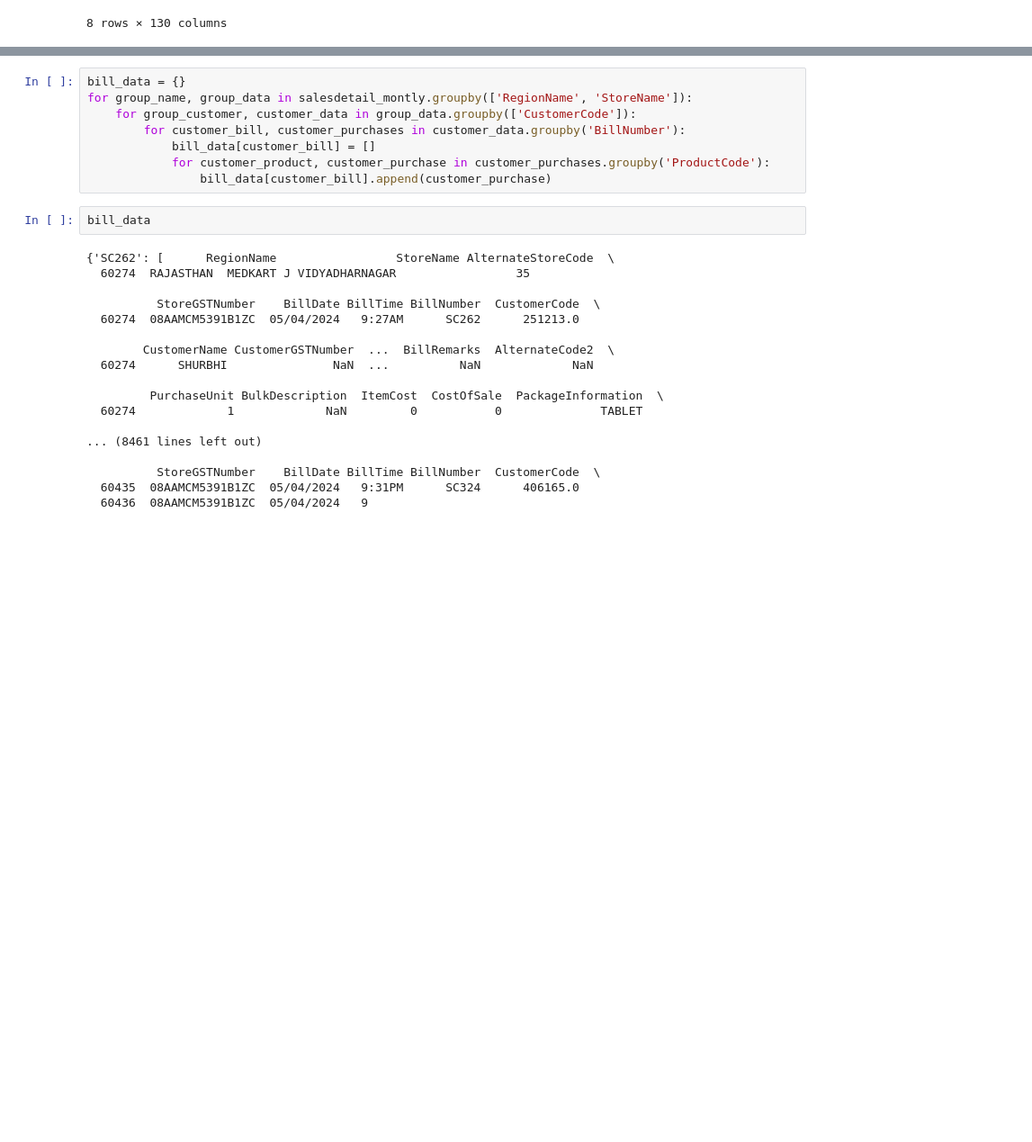
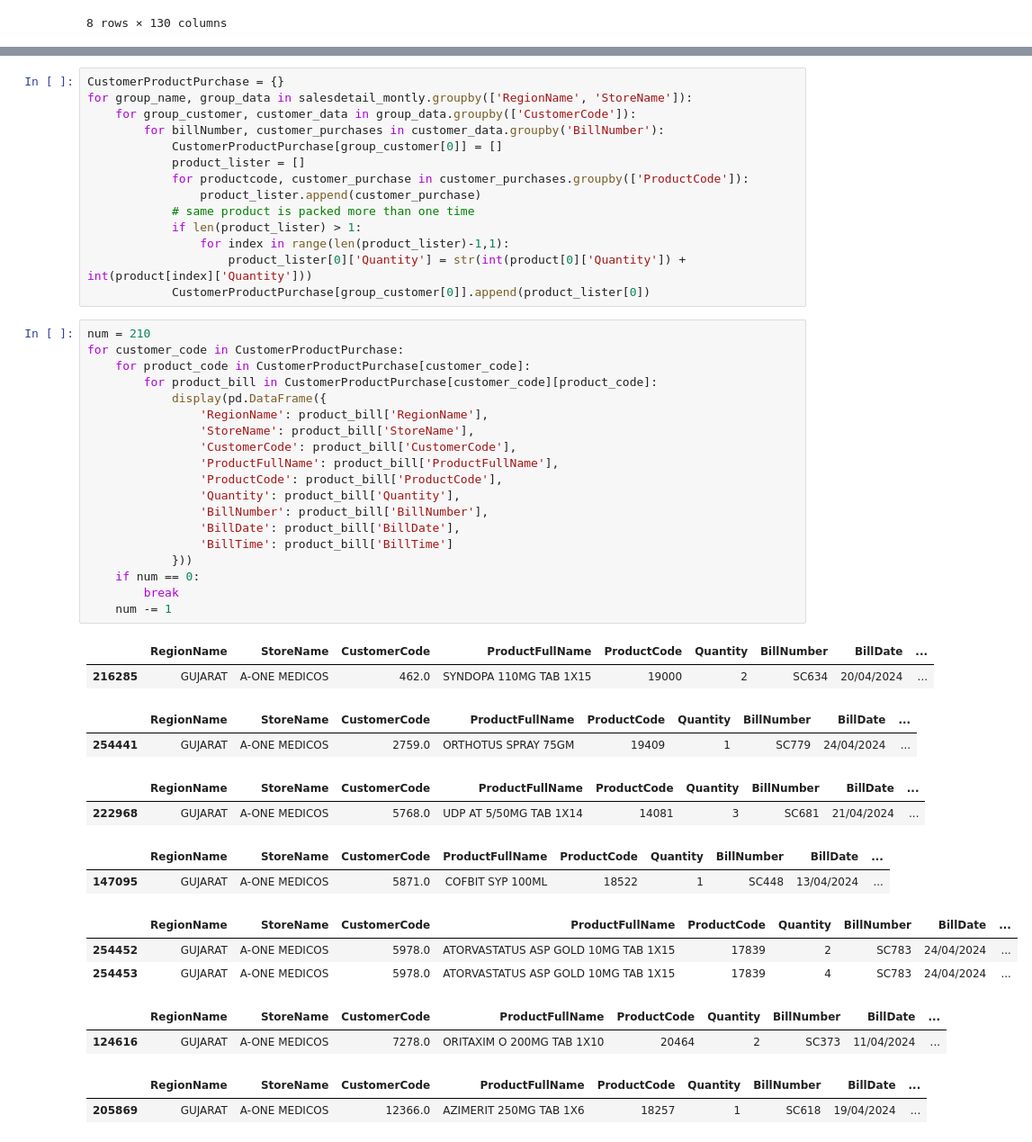
Before and after one commit to kushal-medkart/bookish-octo-fiesta, a Jupyter notebook: DataAnalysis.ipynb, the cells around one changed output, grey strips where cells are left out. Shown at 90% size. Saved outputs shown, nothing was run; the diff lists cells and outputs as text; blank space fills up the shorter version.

```diff
--- a/DataAnalysis.ipynb
+++ b/DataAnalysis.ipynb
@@ -75,28 +87,49 @@ salesdetail_montly.describe()
 # %%
-bill_data = {}
+CustomerProductPurchase = {}
 for group_name, group_data in salesdetail_montly.groupby(['RegionName', 'StoreName']):
     for group_customer, customer_data in group_data.groupby(['CustomerCode']):
-        for customer_bill, customer_purchases in customer_data.groupby('BillNumber'):
-            bill_data[customer_bill] = []
-            for customer_product, customer_purchase in customer_purchases.groupby('ProductCode'):
-                bill_data[customer_bill].append(customer_purchase)
+        for billNumber, customer_purchases in customer_data.groupby('BillNumber'):
+            CustomerProductPurchase[group_customer[0]] = []
+            product_lister = []
+            for productcode, customer_purchase in customer_purchases.groupby(['ProductCode']):
+                product_lister.append(customer_purchase)
+            # same product is packed more than one time
+            if len(product_lister) > 1:
+                for index in range(len(product_lister)-1,1):
+                    product_lister[0]['Quantity'] = str(int(product[0]['Quantity']) + int(product[index]['Quantity']))
+            CustomerProductPurchase[group_customer[0]].append(product_lister[0])
-# %%
-bill_data
-# %% [output]
-{'SC262': [      RegionName                 StoreName AlternateStoreCode  \
-  60274  RAJASTHAN  MEDKART J VIDYADHARNAGAR                 35
-
-          StoreGSTNumber    BillDate BillTime BillNumber  CustomerCode  \
-  60274  08AAMCM5391B1ZC  05/04/2024   9:27AM      SC262      251213.0
-
-        CustomerName CustomerGSTNumber  ...  BillRemarks  AlternateCode2  \
-  60274      SHURBHI               NaN  ...          NaN             NaN
-
-         PurchaseUnit BulkDescription  ItemCost  CostOfSale  PackageInformation  \
-  60274             1             NaN         0           0              TABLET
-
-... (8461 lines left out)
-
-          StoreGSTNumber    BillDate BillTime BillNumber  CustomerCode  \
-  60435  08AAMCM5391B1ZC  05/04/2024   9:31PM      SC324      406165.0
-  60436  08AAMCM5391B1ZC  05/04/2024   9
+# %%
+num = 210
+for customer_code in CustomerProductPurchase:
+    for product_code in CustomerProductPurchase[customer_code]:
+        for product_bill in CustomerProductPurchase[customer_code][product_code]:
+            display(pd.DataFrame({
+                'RegionName': product_bill['RegionName'],
+                'StoreName': product_bill['StoreName'],
+                'CustomerCode': product_bill['CustomerCode'],
+                'ProductFullName': product_bill['ProductFullName'],
+                'ProductCode': product_bill['ProductCode'],
+                'Quantity': product_bill['Quantity'],
+                'BillNumber': product_bill['BillNumber'],
+                'BillDate': product_bill['BillDate'],
+                'BillTime': product_bill['BillTime']
+            }))
+    if num == 0:
+        break
+    num -= 1
+# %% [output]
+|  | RegionName | StoreName | CustomerCode | ProductFullName | ProductCode | Quantity | BillNumber | BillDate | ... |
+| 216285 | GUJARAT | A-ONE MEDICOS | 462.0 | SYNDOPA 110MG TAB 1X15 | 19000 | 2 | SC634 | 20/04/2024 | ... |
+|  | RegionName | StoreName | CustomerCode | ProductFullName | ProductCode | Quantity | BillNumber | BillDate | ... |
+| 254441 | GUJARAT | A-ONE MEDICOS | 2759.0 | ORTHOTUS SPRAY 75GM | 19409 | 1 | SC779 | 24/04/2024 | ... |
+|  | RegionName | StoreName | CustomerCode | ProductFullName | ProductCode | Quantity | BillNumber | BillDate | ... |
+| 222968 | GUJARAT | A-ONE MEDICOS | 5768.0 | UDP AT 5/50MG TAB 1X14 | 14081 | 3 | SC681 | 21/04/2024 | ... |
+|  | RegionName | StoreName | CustomerCode | ProductFullName | ProductCode | Quantity | BillNumber | BillDate | ... |
+| 147095 | GUJARAT | A-ONE MEDICOS | 5871.0 | COFBIT SYP 100ML | 18522 | 1 | SC448 | 13/04/2024 | ... |
+|  | RegionName | StoreName | CustomerCode | ProductFullName | ProductCode | Quantity | BillNumber | BillDate | ... |
+| 254452 | GUJARAT | A-ONE MEDICOS | 5978.0 | ATORVASTATUS ASP GOLD 10MG TAB 1X15 | 17839 | 2 | SC783 | 24/04/2024 | ... |
+| 254453 | GUJARAT | A-ONE MEDICOS | 5978.0 | ATORVASTATUS ASP GOLD 10MG TAB 1X15 | 17839 | 4 | SC783 | 24/04/2024 | ... |
+|  | RegionName | StoreName | CustomerCode | ProductFullName | ProductCode | Quantity | BillNumber | BillDate | ... |
+| 124616 | GUJARAT | A-ONE MEDICOS | 7278.0 | ORITAXIM O 200MG TAB 1X10 | 20464 | 2 | SC373 | 11/04/2024 | ... |
+|  | RegionName | StoreName | CustomerCode | ProductFullName | ProductCode | Quantity | BillNumber | BillDate | ... |
+| 205869 | GUJARAT | A-ONE MEDICOS | 12366.0 | AZIMERIT 250MG TAB 1X6 | 18257 | 1 | SC618 | 19/04/2024 | ... |
```
Also changed, not shown: parts of 5 cells of this notebook.
